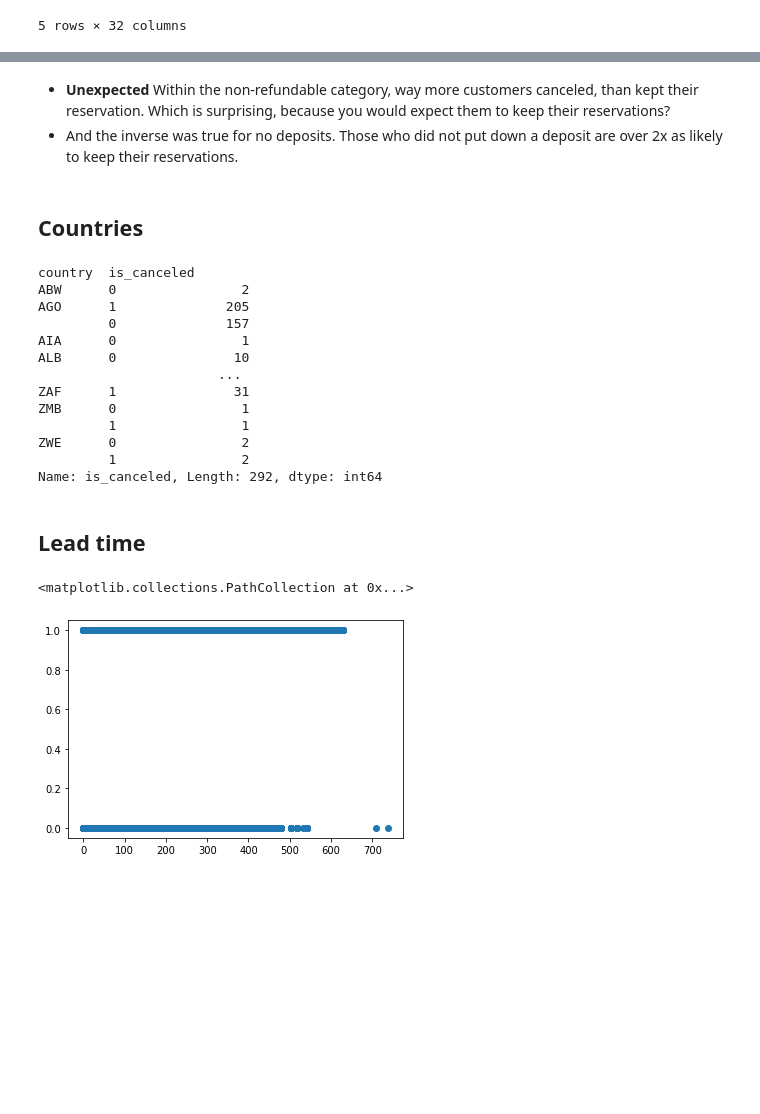
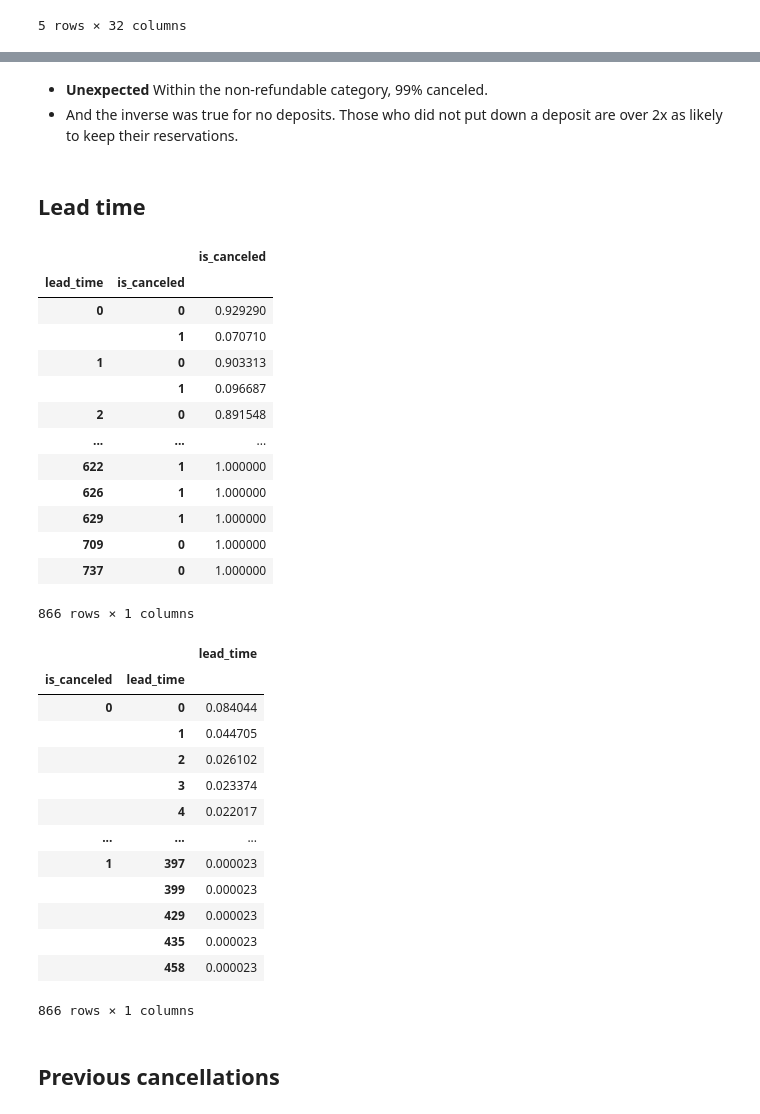
Before and after one commit to zdanielshi/data_science_LFZ, a Jupyter notebook: DS0606_crosstab,_pivot_tables,_groupby.ipynb, the cells around one changed output, grey strips where cells are left out. Saved outputs shown, nothing was run; the diff lists cells and outputs as text; code cells hidden in the pictures; blank space fills up the shorter version.

```diff
--- a/DS0606_crosstab,_pivot_tables,_groupby.ipynb
+++ b/DS0606_crosstab,_pivot_tables,_groupby.ipynb
@@ -452,31 +477,41 @@ Name: is_canceled, dtype: int64
 # %% [markdown]
-* **Unexpected** Within the non-refundable category, way more customers canceled, than kept their reservation. Which is surprising, because you would expect them to keep their reservations?
+* **Unexpected** Within the non-refundable category, 99% canceled.
 * And the inverse was true for no deposits. Those who did not put down a deposit are over 2x as likely to keep their reservations.
-# %% [markdown]
-## Countries
-# %%
-bookings.groupby('country')['is_canceled'].value_counts()
-# %% [output]
-country  is_canceled
-ABW      0                2
-AGO      1              205
-         0              157
-AIA      0                1
-ALB      0               10
-                       ...
-ZAF      1               31
-ZMB      0                1
-         1                1
-ZWE      0                2
-         1                2
-Name: is_canceled, Length: 292, dtype: int64
 # %% [markdown]
 ## Lead time
-# %%
-x = bookings['lead_time']
-y = bookings['is_canceled']
-
-plt.scatter(x, y)
-# %% [output]
-<matplotlib.collections.PathCollection at 0x...>
-[figure, removed]
+# %%
+pd.DataFrame(bookings.groupby('lead_time')['is_canceled'].value_counts(normalize = True))
+# %% [output]
+|  |  | is_canceled |
+| lead_time | is_canceled |  |
+| 0 | 0 | 0.929290 |
+|  | 1 | 0.070710 |
+| 1 | 0 | 0.903313 |
+|  | 1 | 0.096687 |
+| 2 | 0 | 0.891548 |
+| ... | ... | ... |
+| 622 | 1 | 1.000000 |
+| 626 | 1 | 1.000000 |
+| 629 | 1 | 1.000000 |
+| 709 | 0 | 1.000000 |
+| 737 | 0 | 1.000000 |
+866 rows × 1 columns
+# %%
+pd.DataFrame(bookings.groupby('is_canceled')['lead_time'].value_counts(normalize = True))
+# %% [output]
+|  |  | lead_time |
+| is_canceled | lead_time |  |
+| 0 | 0 | 0.084044 |
+|  | 1 | 0.044705 |
+|  | 2 | 0.026102 |
+|  | 3 | 0.023374 |
+|  | 4 | 0.022017 |
+| ... | ... | ... |
+| 1 | 397 | 0.000023 |
+|  | 399 | 0.000023 |
+|  | 429 | 0.000023 |
+|  | 435 | 0.000023 |
+|  | 458 | 0.000023 |
+866 rows × 1 columns
+# %% [markdown]
+## Previous cancellations
```
Also changed, not shown: parts of 19 cells of this notebook.
